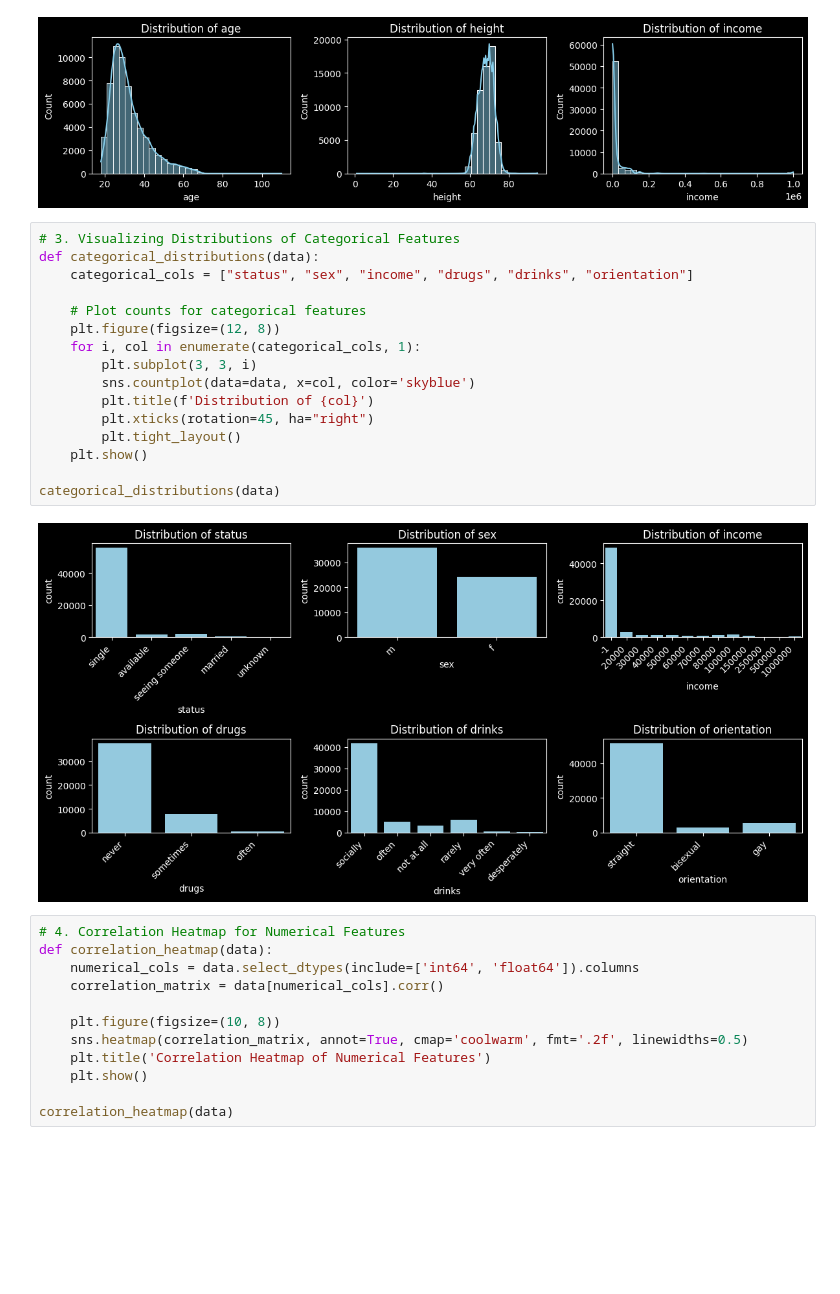
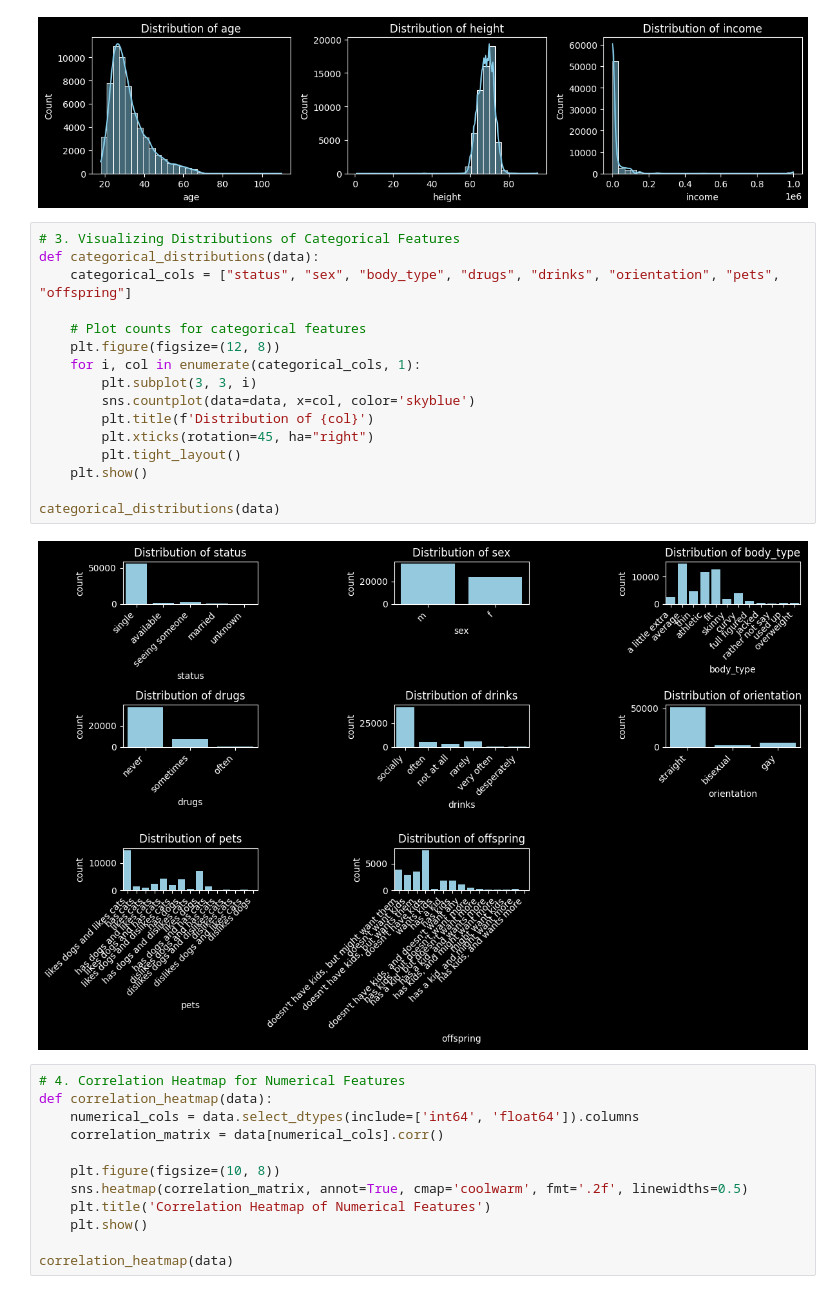
Before and after one commit to Skripkon/DatingGNN, a Jupyter notebook: research/EDA.ipynb, the cells around one changed output. Drawn from its saved outputs; the diff is of its cells as text; blank space fills up the shorter version.

```diff
--- a/research/EDA.ipynb
+++ b/research/EDA.ipynb
@@ -37,21 +41,21 @@ numerical_distributions(data)
 # %%
 # 3. Visualizing Distributions of Categorical Features
 def categorical_distributions(data):
-    categorical_cols = ["status", "sex", "income", "drugs", "drinks", "orientation"]
+    categorical_cols = ["status", "sex", "body_type", "drugs", "drinks", "orientation", "pets", "offspring"]
 
     # Plot counts for categorical features
     plt.figure(figsize=(12, 8))
     for i, col in enumerate(categorical_cols, 1):
         plt.subplot(3, 3, i)
         sns.countplot(data=data, x=col, color='skyblue')
         plt.title(f'Distribution of {col}')
         plt.xticks(rotation=45, ha="right")
         plt.tight_layout()
     plt.show()
 
 categorical_distributions(data)
 # %% [output]
-[figure, old version]
+[figure, new version]
 # %%
 # 4. Correlation Heatmap for Numerical Features
 def correlation_heatmap(data):
```
Also changed, not shown: parts of 2 cells of this notebook.
